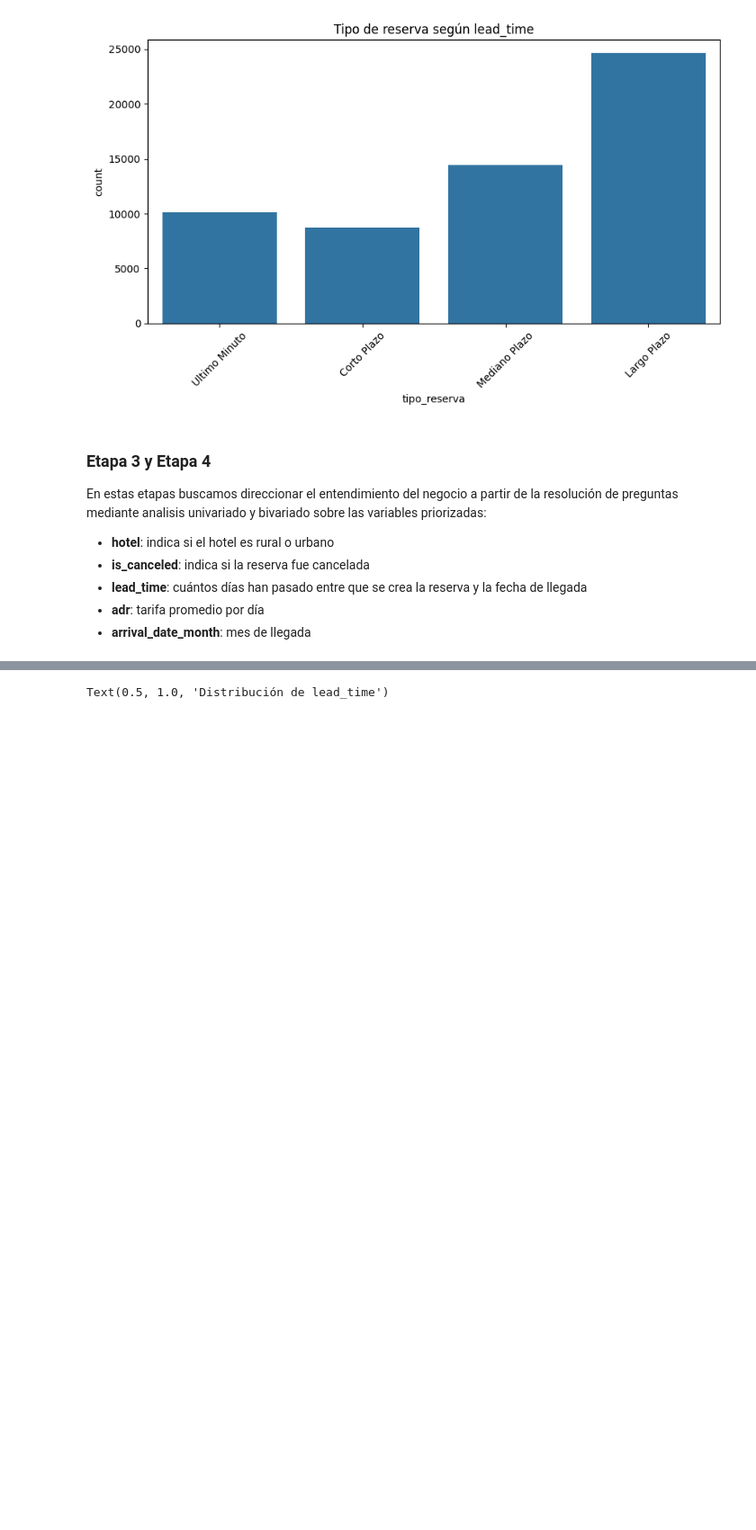
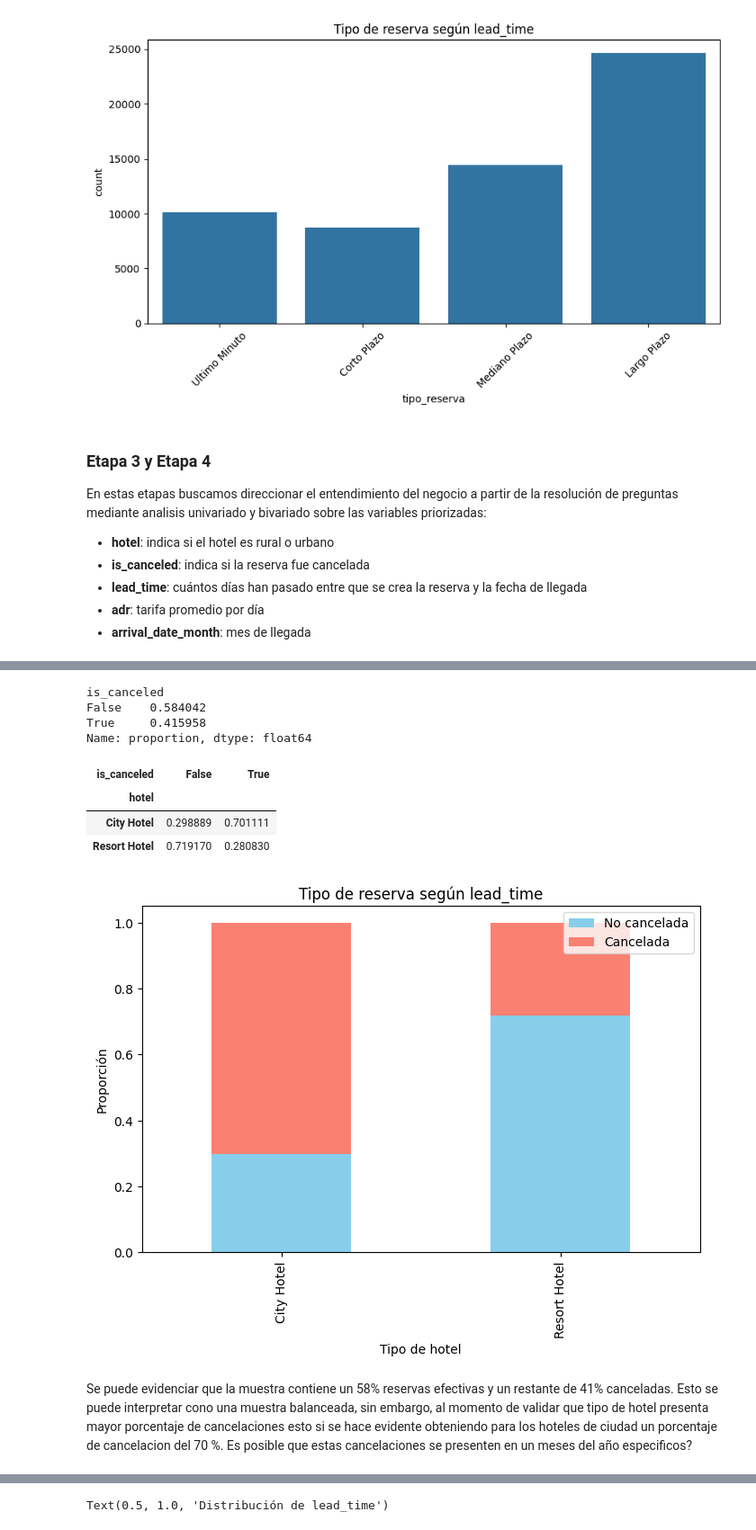
Before and after one commit to Traintain/MINE4101-Taller1, a Jupyter notebook: taller_1.ipynb, the cells around one changed output, grey strips where cells are left out. Shown at 90% size. Cells and saved outputs as stored; diff of their text form; code cells hidden in the pictures; blank space fills up the shorter version.

```diff
--- a/taller_1.ipynb
+++ b/taller_1.ipynb
@@ -200,0 +267,29 @@ Variable: Hotel
+# %%
+df['is_canceled'].value_counts(normalize=True)  # Para categóricas
+# %% [output]
+is_canceled
+False    0.584042
+True     0.415958
+Name: proportion, dtype: float64
+# %%
+# Proporcion de cancelaciones por tipo de hotel
+pd.crosstab(df['hotel'], df['is_canceled'],normalize='index')
+# %% [output]
+| is_canceled | False | True |
+| hotel |  |  |
+| City Hotel | 0.298889 | 0.701111 |
+| Resort Hotel | 0.719170 | 0.280830 |
+# %%
+
+ct = pd.crosstab(df['hotel'], df['is_canceled'], normalize='index')
+
+ct.plot(kind='bar', stacked=True, figsize=(8,5), color=['skyblue', 'salmon'])
+plt.ylabel("Proporción")
+plt.xlabel("Tipo de hotel")
+plt.legend(["No cancelada", "Cancelada"], loc="upper right")
+plt.title("Tipo de reserva según lead_time")
+plt.show()
+# %% [output]
+[figure, added]
+# %% [markdown]
+Se puede evidenciar que la muestra contiene un 58% reservas efectivas y un restante de 41% canceladas. Esto se puede interpretar cono una muestra balanceada, sin embargo, al momento de validar que tipo de hotel presenta mayor porcentaje de cancelaciones esto si se hace evidente obteniendo para los hoteles de ciudad un porcentaje de cancelacion del 70 %. Es posible que estas cancelaciones se presenten en un meses del año especificos?
```
Also changed, not shown: parts of 44 cells of this notebook.
